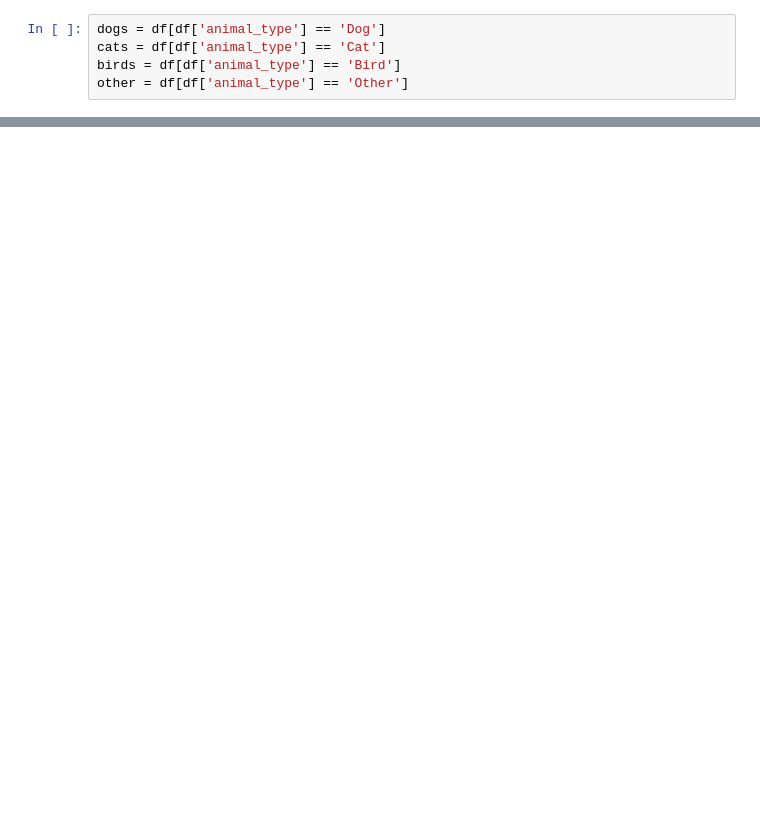
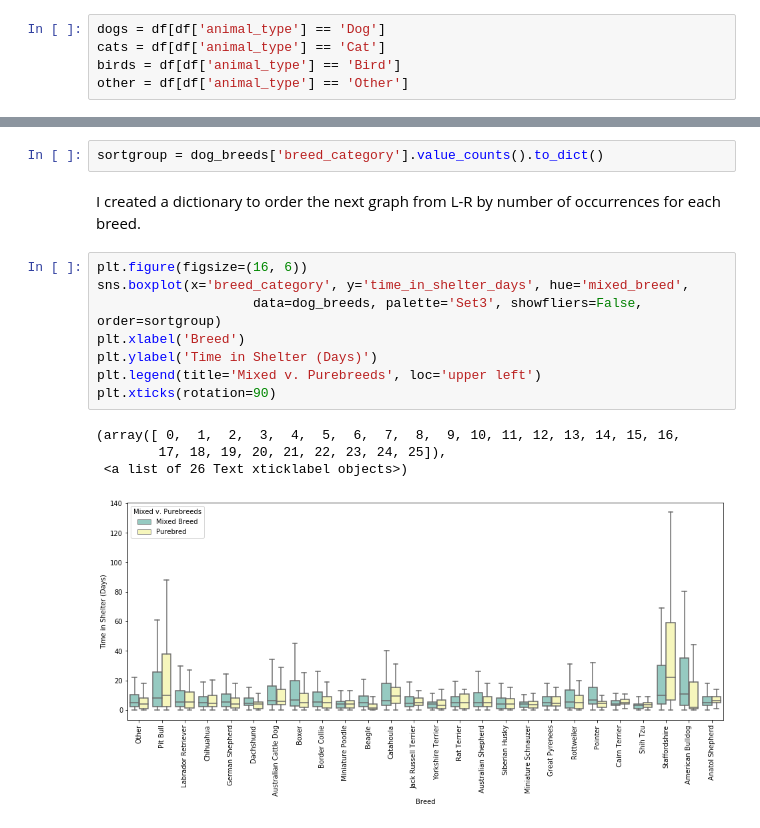
Before and after one commit to krritz/Animal-Shelter-Exploratory-Analysis, a Jupyter notebook: Animal Shelter Analysis.ipynb, the cells around one changed output, grey strips where cells are left out. Drawn from its saved outputs; the diff is of its cells as text; blank space fills up the shorter version.

```diff
--- a/Animal Shelter Analysis.ipynb
+++ b/Animal Shelter Analysis.ipynb
@@ -404,0 +157,17 @@ rotate axis labels - .plot(... rot=[value] ...)
+# %%
+sortgroup = dog_breeds['breed_category'].value_counts().to_dict()
+# %% [markdown]
+I created a dictionary to order the next graph from L-R by number of occurrences for each breed.
+# %%
+plt.figure(figsize=(16, 6))
+sns.boxplot(x='breed_category', y='time_in_shelter_days', hue='mixed_breed',
+                    data=dog_breeds, palette='Set3', showfliers=False, order=sortgroup)
+plt.xlabel('Breed')
+plt.ylabel('Time in Shelter (Days)')
+plt.legend(title='Mixed v. Purebreeds', loc='upper left')
+plt.xticks(rotation=90)
+# %% [output]
+(array([ 0,  1,  2,  3,  4,  5,  6,  7,  8,  9, 10, 11, 12, 13, 14, 15, 16,
+        17, 18, 19, 20, 21, 22, 23, 24, 25]),
+ <a list of 26 Text xticklabel objects>)
+[figure, added]
```
Also changed, not shown: parts of 98 cells of this notebook, 1 other file.
